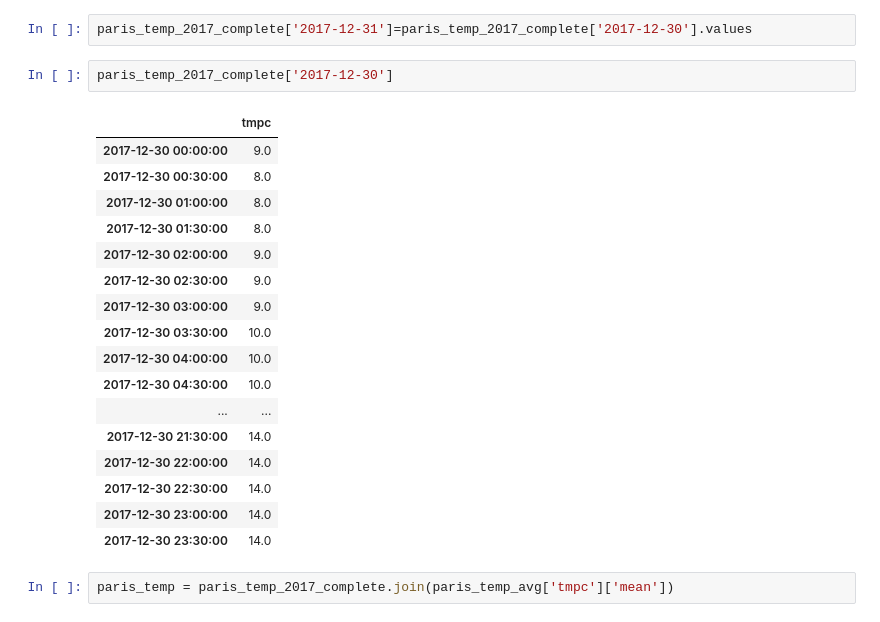
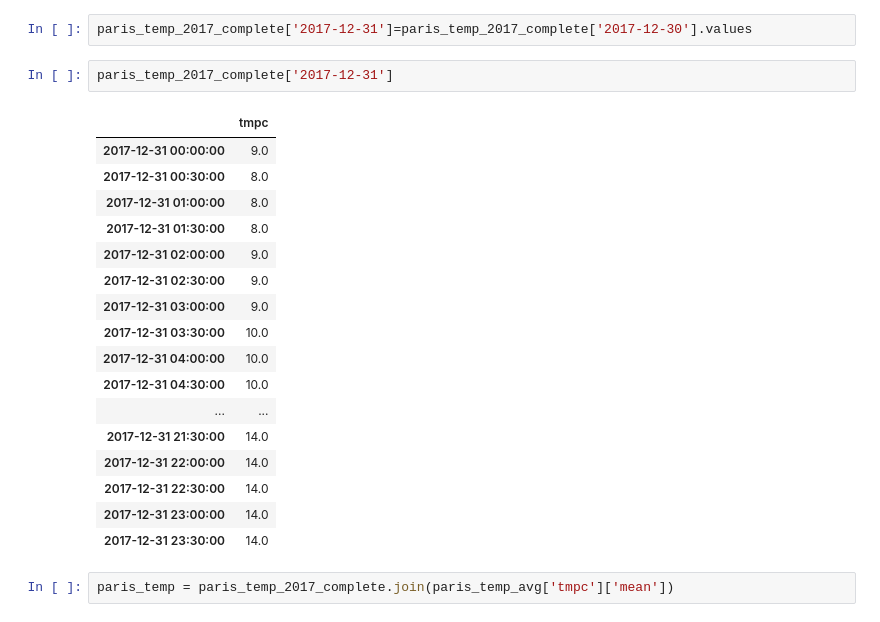
Before and after one commit to camilo-s/Aufgabe, a Jupyter notebook: aufgabe_draft.ipynb, the cells around one changed output. Saved outputs shown, nothing was run; the diff lists cells and outputs as text.

```diff
--- a/aufgabe_draft.ipynb
+++ b/aufgabe_draft.ipynb
@@ -574,25 +568,25 @@ paris_temp_2017_complete = paris_temp_2017.reindex(complete_2017)
 # %%
 paris_temp_2017_complete['2017-12-31']=paris_temp_2017_complete['2017-12-30'].values
 # %%
-paris_temp_2017_complete['2017-12-30']
+paris_temp_2017_complete['2017-12-31']
 # %% [output]
 |  | tmpc |
-| 2017-12-30 00:00:00 | 9.0 |
-| 2017-12-30 00:30:00 | 8.0 |
-| 2017-12-30 01:00:00 | 8.0 |
-| 2017-12-30 01:30:00 | 8.0 |
-| 2017-12-30 02:00:00 | 9.0 |
-| 2017-12-30 02:30:00 | 9.0 |
-| 2017-12-30 03:00:00 | 9.0 |
-| 2017-12-30 03:30:00 | 10.0 |
-| 2017-12-30 04:00:00 | 10.0 |
-| 2017-12-30 04:30:00 | 10.0 |
+| 2017-12-31 00:00:00 | 9.0 |
+| 2017-12-31 00:30:00 | 8.0 |
+| 2017-12-31 01:00:00 | 8.0 |
+| 2017-12-31 01:30:00 | 8.0 |
+| 2017-12-31 02:00:00 | 9.0 |
+| 2017-12-31 02:30:00 | 9.0 |
+| 2017-12-31 03:00:00 | 9.0 |
+| 2017-12-31 03:30:00 | 10.0 |
+| 2017-12-31 04:00:00 | 10.0 |
+| 2017-12-31 04:30:00 | 10.0 |
 | ... | ... |
-| 2017-12-30 21:30:00 | 14.0 |
-| 2017-12-30 22:00:00 | 14.0 |
-| 2017-12-30 22:30:00 | 14.0 |
-| 2017-12-30 23:00:00 | 14.0 |
-| 2017-12-30 23:30:00 | 14.0 |
+| 2017-12-31 21:30:00 | 14.0 |
+| 2017-12-31 22:00:00 | 14.0 |
+| 2017-12-31 22:30:00 | 14.0 |
+| 2017-12-31 23:00:00 | 14.0 |
+| 2017-12-31 23:30:00 | 14.0 |
 # %%
 paris_temp = paris_temp_2017_complete.join(paris_temp_avg['tmpc']['mean'])
 # %%
```
Also changed, not shown: parts of 34 cells of this notebook.
